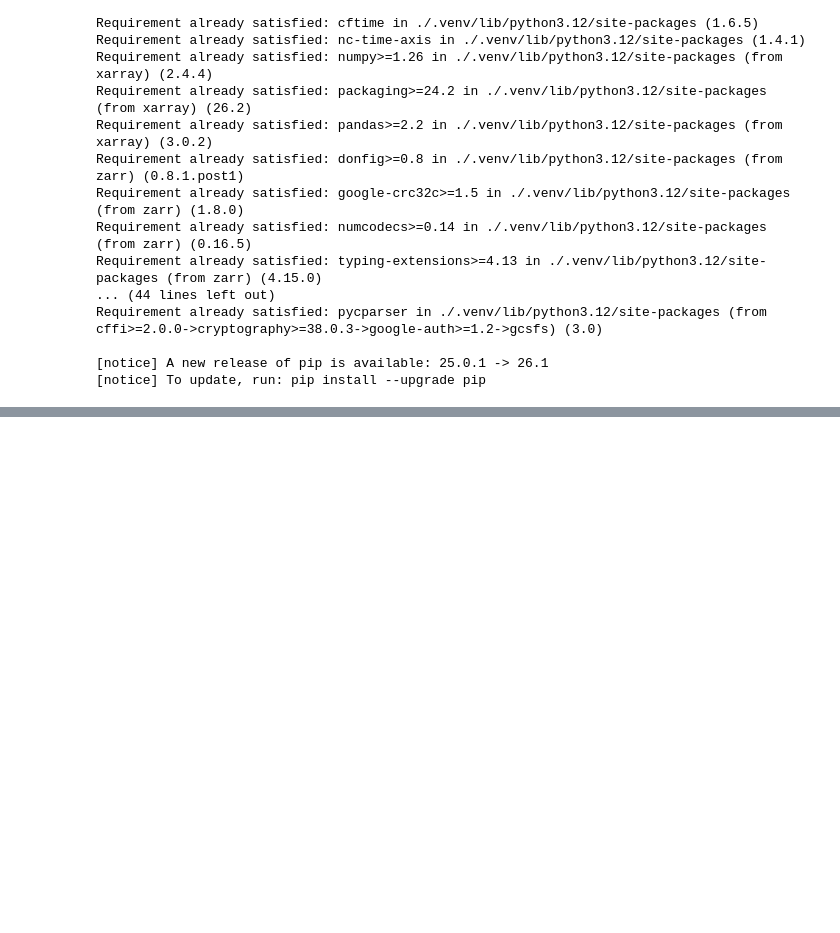
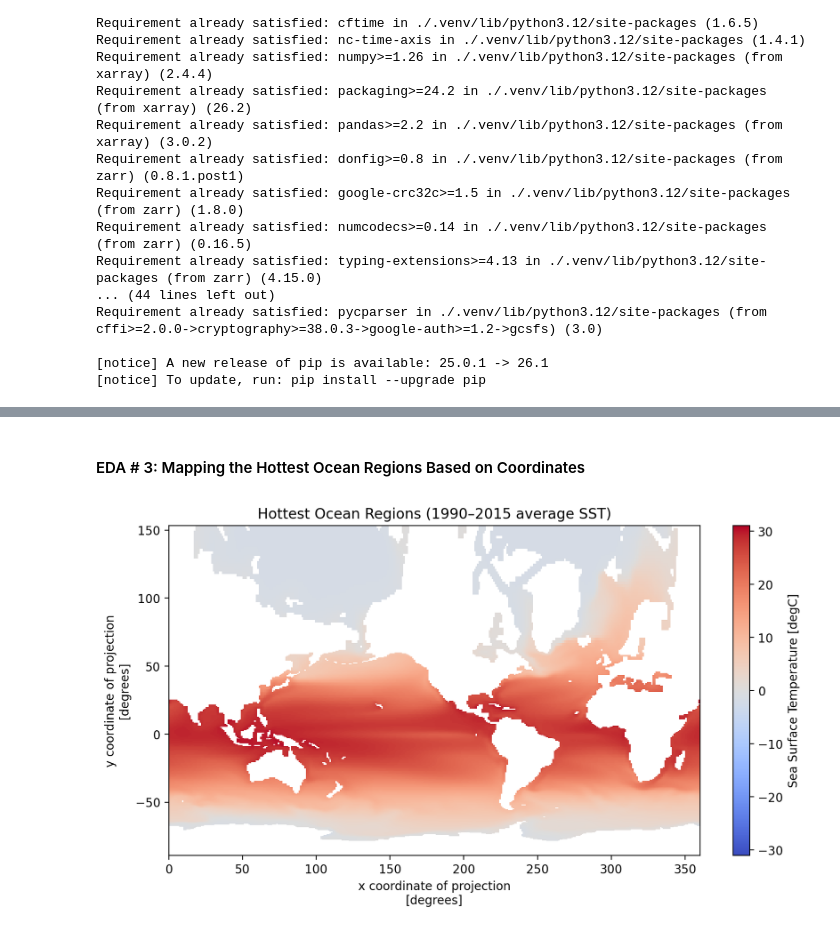
Before and after one commit to natalie3huynh/dcs106-project3, a Jupyter notebook: natalie.ipynb, the cells around one changed output, grey strips where cells are left out. Saved outputs shown, nothing was run; the diff lists cells and outputs as text; code cells hidden in the pictures; blank space fills up the shorter version.

Commit message:
add eda and ocean variables csv

```diff
--- a/natalie.ipynb
+++ b/natalie.ipynb
@@ -39,2 +43,3 @@ xr.set_options(display_style='html')
 # %%
-data = pd.read_csv('https://storage.googleapis.com/cmip6/cmip6-zarr-consolidated-stores.csv')
+df = pd.read_csv('https://storage.googleapis.com/cmip6/cmip6-zarr-consolidated-stores.csv')
+df.head()
@@ -68,0 +66,11 @@ cmip_activity.to_csv("data/cmip_data.csv")
+# %%
+#focusing on ocean data
+ocean_data = df.query("table_id == 'Omon' & experiment_id == 'historical'")
+fs = gcsfs.GCSFileSystem(token="anon")
+
+tos_df = ocean_data[
+    (ocean_data["variable_id"] == "tos") &
+    (ocean_data["table_id"] == "Omon") &
+    (ocean_data["experiment_id"] == "historical")
+].drop_duplicates(subset="source_id")
+tos_df.head()
@@ -68,0 +84,27 @@ cmip_activity.to_csv("data/cmip_data.csv")
+# %% [markdown]
+#### EDA # 3: Mapping the Hottest Ocean Regions Based on Coordinates
+# %%
+row = ocean_data[
+    (ocean_data["source_id"] == "MIROC6") &
+    (ocean_data["variable_id"] == "tos") &
+    (ocean_data["table_id"] == "Omon") &
+    (ocean_data["experiment_id"] == "historical")
+].iloc[0]
+
+store = fs.get_mapper(row["zstore"])
+ds = xr.open_zarr(store, consolidated=False)
+
+tos = ds["tos"]
+
+mean_sst = tos.sel(time=slice("1990", "2014")).mean(dim="time").compute()
+
+units = tos.attrs.get("units", "")
+if "K" in units or mean_sst.values.mean() > 100:
+    mean_sst = mean_sst - 273.15
+
+plt.figure(figsize=(10, 5))
+mean_sst.plot(cmap="coolwarm")
+plt.title("Hottest Ocean Regions (1990–2015 average SST)")
+plt.show()
+# %% [output]
+[figure, added]
```
Also changed, not shown: parts of 14 cells of this notebook, 1 other file.
